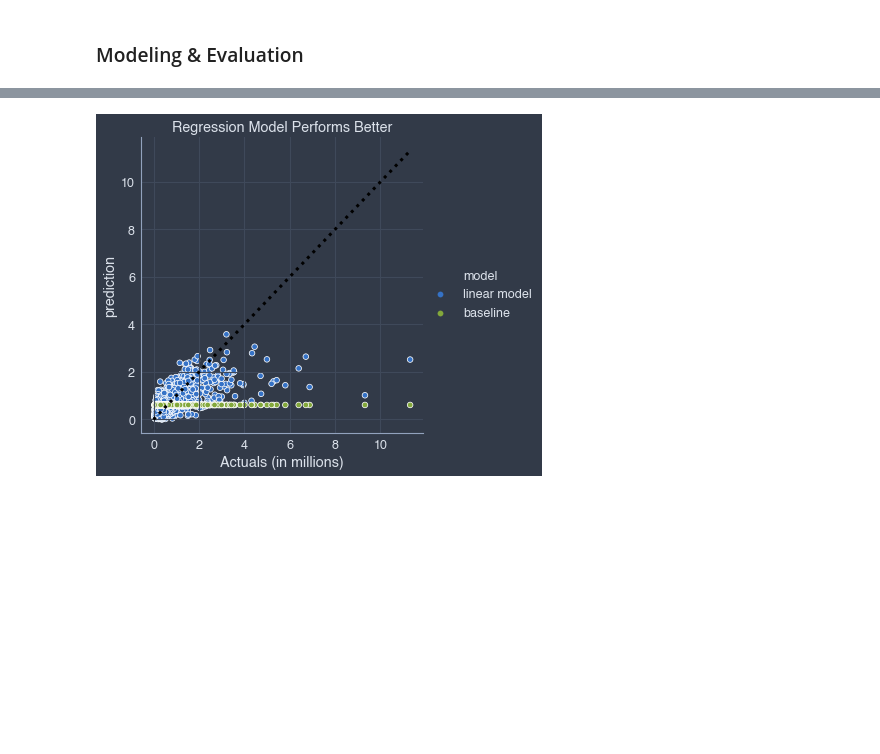
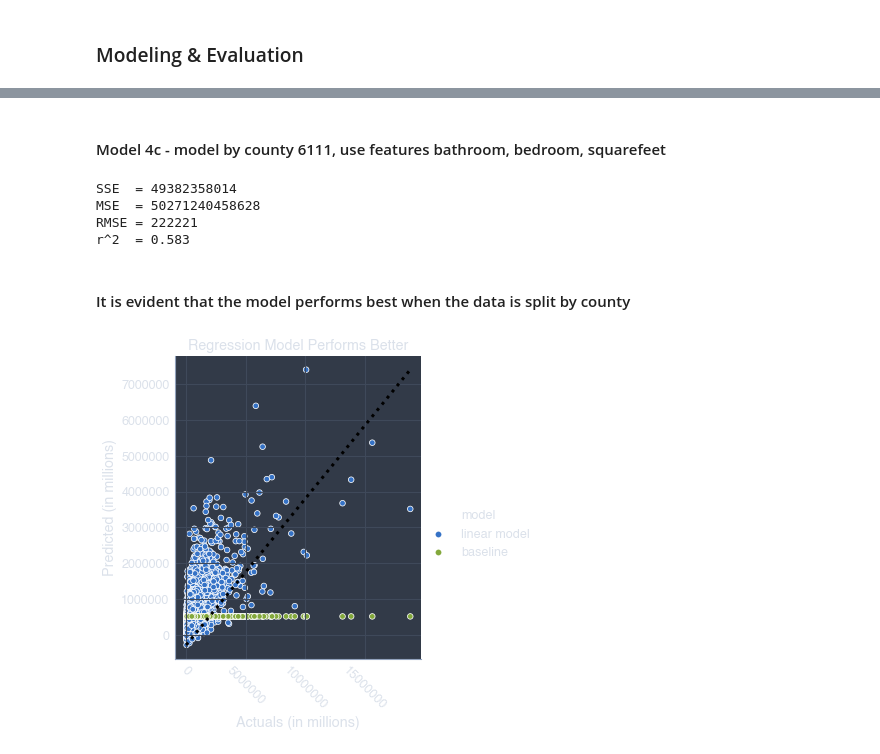
Before and after one commit to misty-garcia/zillow-project, a Jupyter notebook: the_pipeline.ipynb, the cells around one changed output, grey strips where cells are left out. Cells and saved outputs as stored; diff of their text form; code cells hidden in the pictures; blank space fills up the shorter version.

```diff
--- a/the_pipeline.ipynb
+++ b/the_pipeline.ipynb
@@ -29,8 +29,8 @@ query = """
         bathroomcnt as bathrooms,
         bedroomcnt as bedrooms,
         calculatedfinishedsquarefeet as squarefeet,
+        yearbuilt as year,
         fips as counties,
-        garagecarcnt as garage,
         taxvaluedollarcnt as taxvalue
         FROM properties_2017
         JOIN predictions_2017 USING (parcelid)
@@ -75,3 +102,0 @@ df.head()
-# %%
-# make garage and counties categories
-df = df.astype({"counties": "category", "garage": "category"})
@@ -173,0 +336,31 @@ baseline = baseline/1_000_000
+# %%
+# split data into train and test
+# a random state of 123 is set to the default in the spit function
+train, test = split_scale.split_my_data(df_6037, .80)
+
+# break train and test into an X (features) and y (target) dataframe
+X_train = train.drop(columns="taxvalue")
+X_test = test.drop(columns="taxvalue")
+y_train = train[["taxvalue"]]
+y_test4a = test[["taxvalue"]]
+
+# scale the X data using the standard scaler
+X_train_scaled, X_test_scaled, scaler = split_scale.standard_scaler(X_train, X_test)
+
+# save X_test
+X_test4a = X_test_scaled
+# %%
+# compute the baseline, the mean of y
+baseline4a = model.compute_baseline(y_train)
+
+# create df to model
+X_train4a = X_train_scaled[["bathrooms","bedrooms","squarefeet"]]
+# create a new df called predictions, fit and predict based on X_train
+predictions4a = y_train.rename(columns = {"taxvalue":"actuals"})
+predictions4a = model.linear_model(X_train4a, y_train, predictions4)
+# calculate the SSE, MSE, RMSE, r2 for the prediction
+SSE, MSE, RMSE, r2 = model.evaluate(predictions4a.actuals, predictions4a.lm)
+print(f'SSE  = {SSE:.0f}')
+print(f'MSE  = {MSE:.0f}')
+print(f'RMSE = {RMSE:.0f}')
+print(f'r^2  = {r2:.3f}')
@@ -173,0 +412,2 @@ baseline = baseline/1_000_000
+# %% [markdown]
+#### Model 4c - model by county 6111, use features bathroom, bedroom, squarefeet
@@ -174,13 +430,36 @@ baseline = baseline/1_000_000
+# %%
+# compute the baseline, the mean of y
+baseline4c = model.compute_baseline(y_train)
+
+# create df to model
+X_train4c = X_train_scaled[["bathrooms","bedrooms","squarefeet"]]
+# create a new df called predictions, fit and predict based on X_train
+predictions4c = y_train.rename(columns = {"taxvalue":"actuals"})
+predictions4c = model.linear_model(X_train4c, y_train, predictions4c)
+# calculate the SSE, MSE, RMSE, r2 for the prediction
+SSE, MSE, RMSE, r2 = model.evaluate(predictions4c.actuals, predictions4c.lm)
+print(f'SSE  = {SSE:.0f}')
+print(f'MSE  = {MSE:.0f}')
+print(f'RMSE = {RMSE:.0f}')
+print(f'r^2  = {r2:.3f}')
+# %% [output]
+SSE  = 49382358014
+MSE  = 50271240458628
+RMSE = 222221
+r^2  = 0.583
+# %% [markdown]
+#### It is evident that the model performs best when the data is split by county
 # %%
-# plot the predicted and baseline values
-model.plot_linear_model(predictions.actuals,predictions.lm, baseline)
+# plot the linear regression model versus the baseline
+model.plot_linear_model(predictions4a.actuals,predictions4a.lm, baseline4a)
 
-plt.plot([predictions.min().min(),predictions.max().max()],[predictions.min().min(),predictions.max().max()], \
+plt.plot([predictions4a.actuals.min(),predictions4a.actuals.max()],[predictions4a.lm.min(),predictions4a.lm.max()], \
          c='black', ls=':', linewidth = 3)
 plt.title('Regression Model Performs Better')
 plt.ticklabel_format(style="plain")
-# plt.xticks(rotation=-45)
+plt.ylabel("Predicted (in millions)")
 plt.xlabel("Actuals (in millions)")
+plt.xticks(rotation=-45)
 plt.show()
 # %% [output]
-[figure, old version]
+[figure, new version]
```
Also changed, not shown: parts of 56 cells of this notebook.
